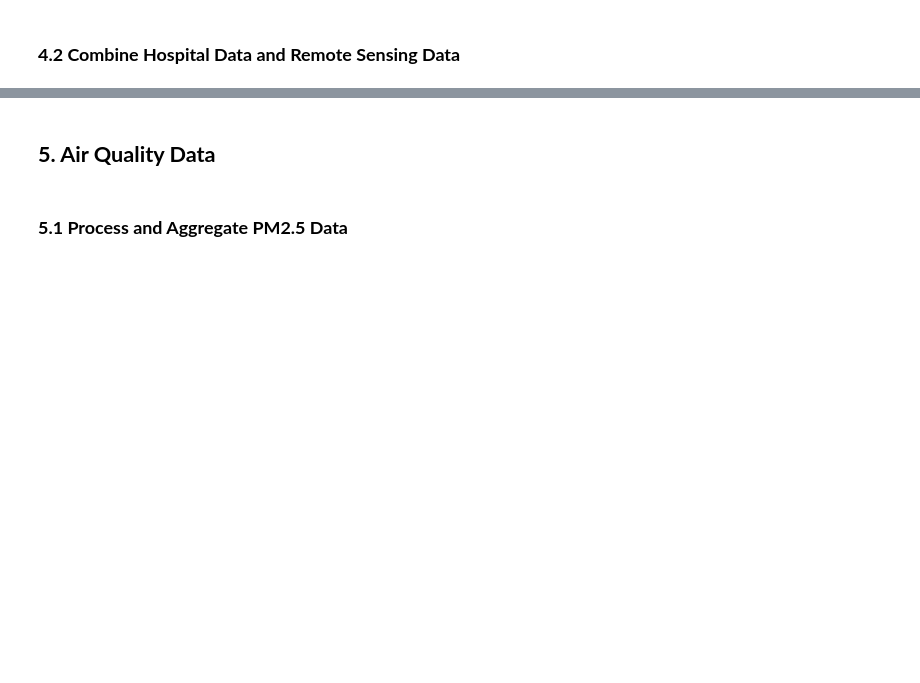
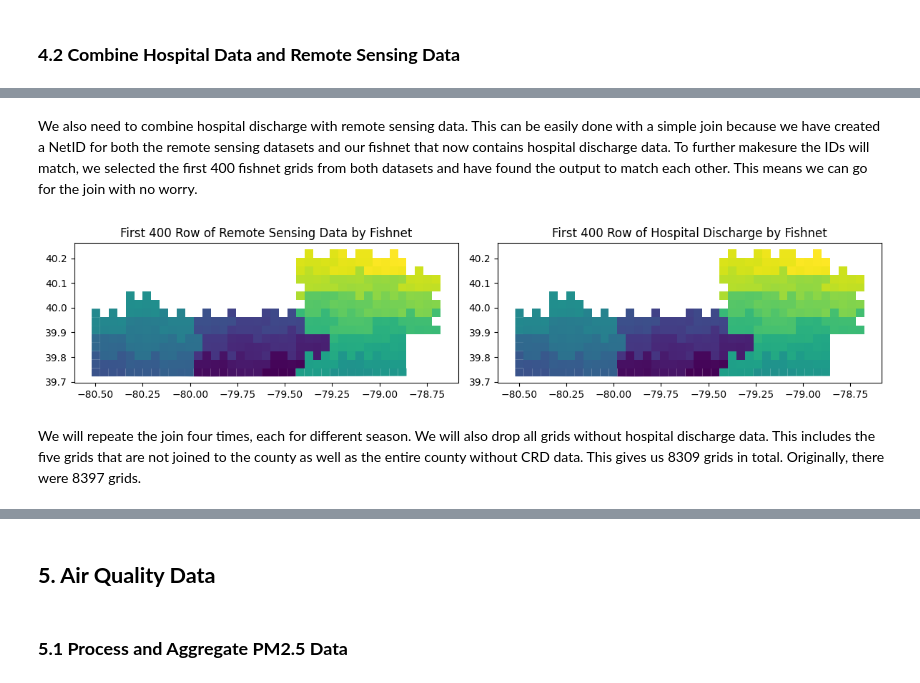
Before and after one commit to emilyzhou112/MUSA6500-Pennsylvania-CRD, a Jupyter notebook: code/PA-CRD-2024.ipynb, the cells around one changed output, grey strips where cells are left out. Drawn from its saved outputs; the diff is of its cells as text; code cells hidden in the pictures; blank space fills up the shorter version.

```diff
--- a/code/PA-CRD-2024.ipynb
+++ b/code/PA-CRD-2024.ipynb
@@ -877,3 +933,25 @@ plt.show()
+# %% [markdown]
+We also need to combine hospital discharge with remote sensing data. This can be easily done with a simple join because we have created a NetID for both the remote sensing datasets and our fishnet that now contains hospital discharge data. To further makesure the IDs will match, we selected the first 400 fishnet grids from both datasets and have found the output to match each other. This means we can go for the join with no worry.
+# %%
+fig, axs = plt.subplots(1, 2, figsize=(12, 6))
+filtered_net = fishnet_discharge.head(400)
+filtered_spring = spring_final_geom.head(400)
+
+# Plot the filtered spring DataFrame in the first subplot
+filtered_spring.plot(ax=axs[0], cmap='viridis')
+axs[0].set_title('First 400 Row of Remote Sensing Data by Fishnet')
+
+# Plot the filtered net DataFrame in the second subplot
+filtered_net.plot(ax=axs[1], cmap='viridis')
+axs[1].set_title('First 400 Row of Hospital Discharge by Fishnet')
+
+# Show the plots
+plt.tight_layout()
+plt.show()
+# %% [output]
+[figure, added]
+# %% [markdown]
+We will repeate the join four times, each for different season. We will also drop all grids without hospital discharge data. This includes the five grids that are not joined to the county as well as the entire county without CRD data. This gives us 8309 grids in total. Originally, there were 8397 grids.
 # %%
 spring_discharge_bynet = pd.merge(fishnet_discharge, spring_final, left_on='id', right_on='NetID', how='left')
 spring_discharge_bynet.dropna(subset=['CRD_Rate'], inplace=True)
```
Also changed, not shown: parts of 36 cells of this notebook.
